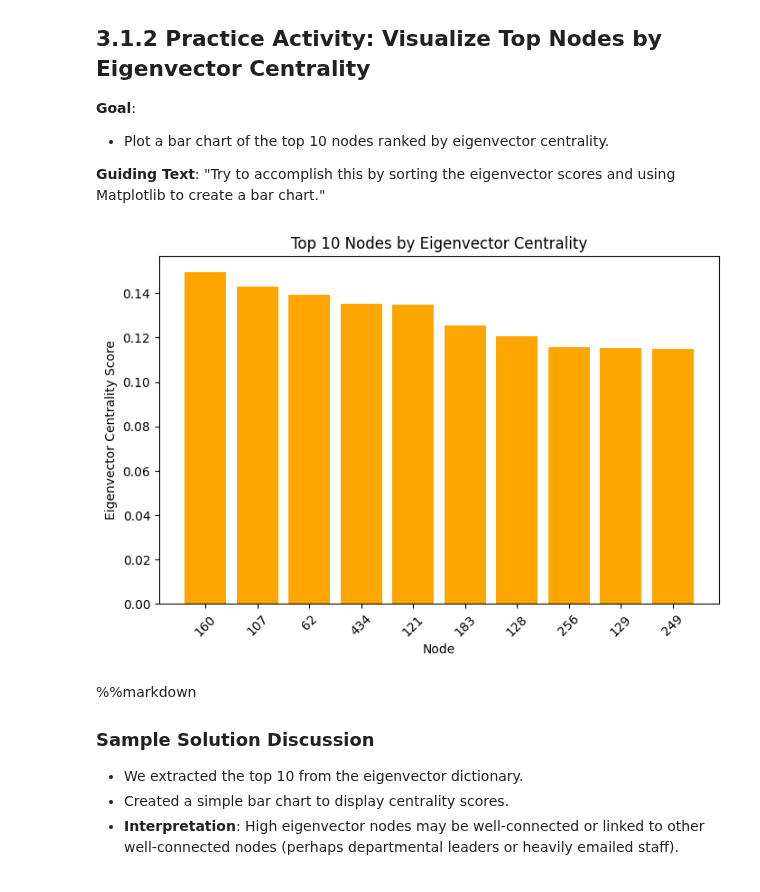
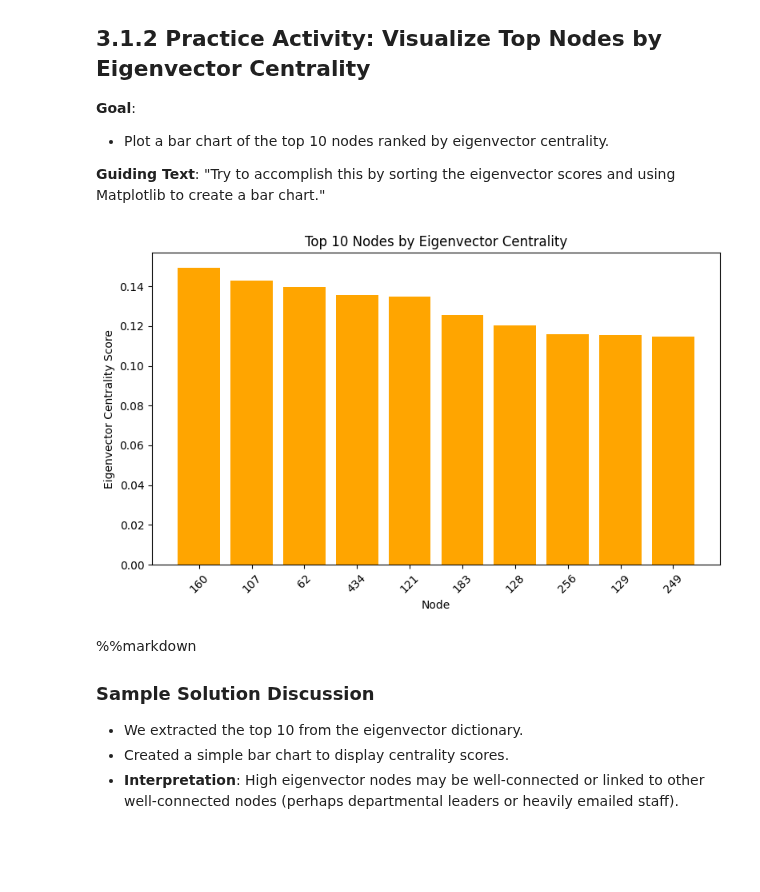
Before and after one commit to bgbg/ML-on-Graphs, a Jupyter notebook: 3_Advanced_Network_Properties.ipynb, the cells around one changed output. Drawn from its saved outputs; the diff is of its cells as text; code cells hidden in the pictures; blank space fills up the shorter version.

```diff
--- a/3_Advanced_Network_Properties.ipynb
+++ b/3_Advanced_Network_Properties.ipynb
@@ -207,22 +218,26 @@ Node: 121, Betweenness: 0.02719
 **Guiding Text**: "Try to accomplish this by sorting the eigenvector scores and using Matplotlib to create a bar chart."
 # %%
 # CODE CELL: Visualize Top 10 Eigenvector Nodes
+import matplotlib.pyplot as plt  # Make sure matplotlib is imported
+
+# Assume 'eigenvector' is already computed, e.g., by nx.eigenvector_centrality(G)
 
 sorted_eigen = sorted(eigenvector.items(), key=lambda x: x[1], reverse=True)
 top10_eigen = sorted_eigen[:10]
 
 nodes_eigen = [item[0] for item in top10_eigen]
 scores_eigen = [item[1] for item in top10_eigen]
 
 plt.figure(figsize=(8, 5))
 plt.bar(nodes_eigen, scores_eigen, color="orange")
 plt.xlabel("Node")
 plt.ylabel("Eigenvector Centrality Score")
 plt.title("Top 10 Nodes by Eigenvector Centrality")
 plt.xticks(rotation=45)
+plt.tight_layout()
 plt.show()
 # %% [output]
-[figure, old version]
+[figure, new version]
 # %% [markdown]
 %%markdown
 
```
Also changed, not shown: parts of 6 cells of this notebook.
